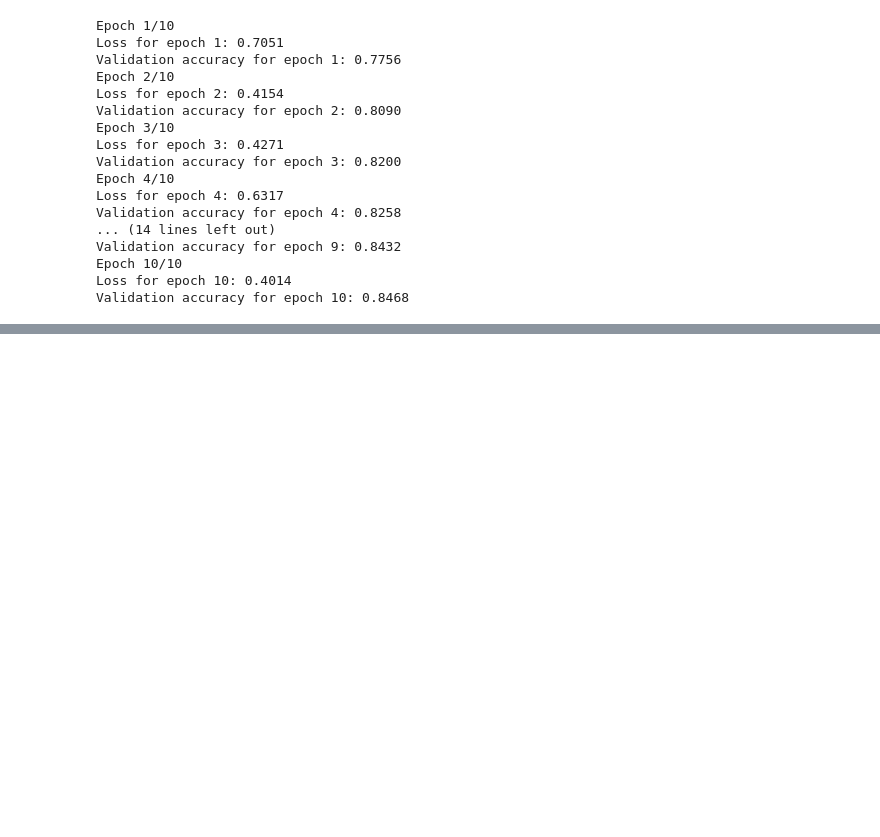
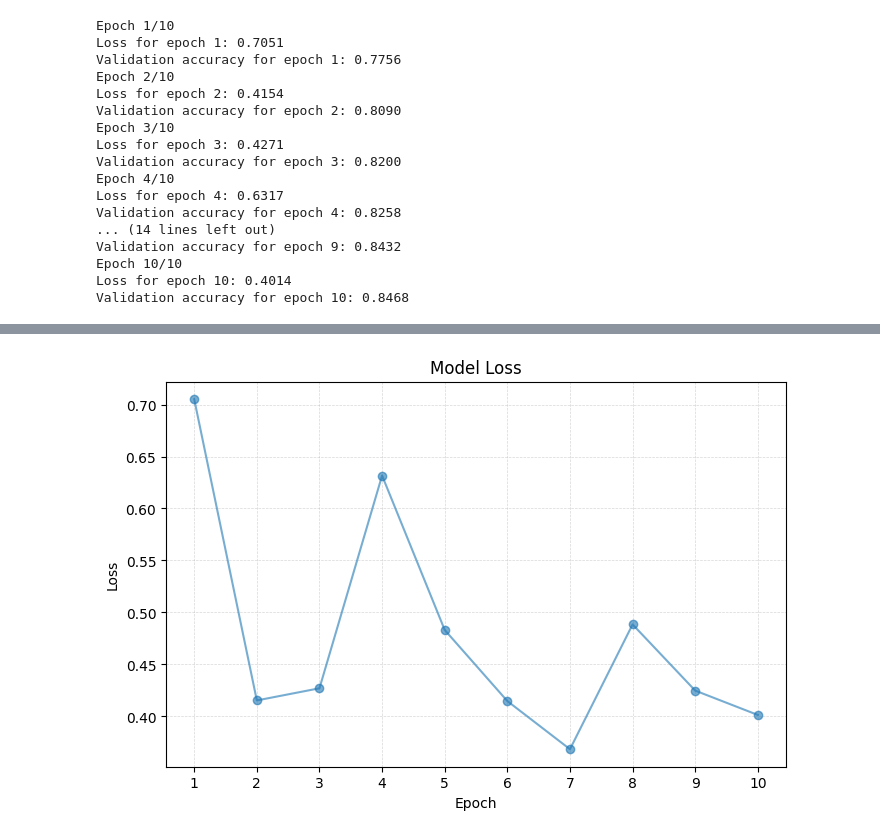
Before and after one commit to tzikaman/Neural-Network-from-Scratch---MNIST-Datasets, a Jupyter notebook: notebook.ipynb, the cells around one changed output, grey strips where cells are left out. Cells and saved outputs as stored; diff of their text form; code cells hidden in the pictures; blank space fills up the shorter version.

```diff
--- a/notebook.ipynb
+++ b/notebook.ipynb
@@ -367,3 +416,17 @@ Test accuracy: 84.80%
+# %%
+# Loss curve
+fig, ax = plt.subplots(figsize=(8, 5))
+ax.plot(range(1, len(losses)+1), losses, marker='o', label='Loss', alpha=0.6)
+ax.grid(True, which='both', linestyle='--', linewidth=0.5, alpha=0.5)
+
+ax.set_xlabel('Epoch')
+ax.set_xticks(range(1, len(losses)+1))
+ax.set_ylabel('Loss')
+ax.set_title('Model Loss')
+plt.savefig('figs/loss_curve.png', dpi=300)
+plt.show()
+# %% [output]
+[figure, added]
 # %%
 random_index = np.random.randint(0, len(x_test_normalized))
 random_image = x_test_normalized[random_index].reshape(28, 28)
```
Also changed, not shown: parts of 7 cells of this notebook, 3 other files.
